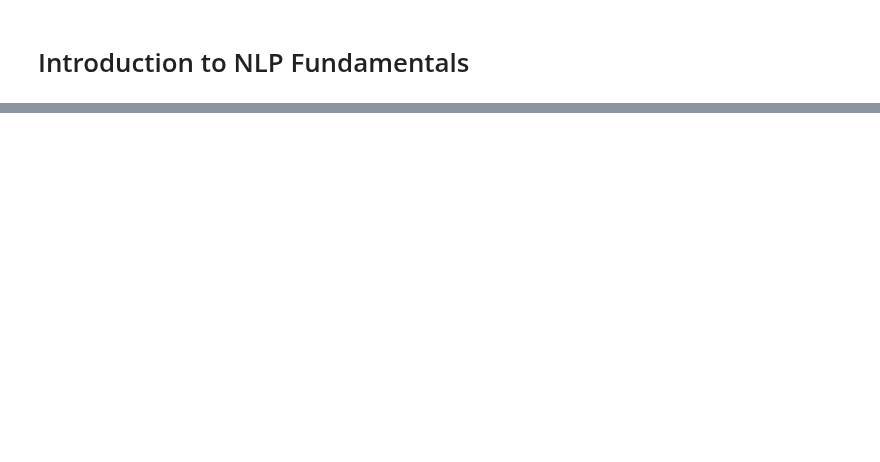
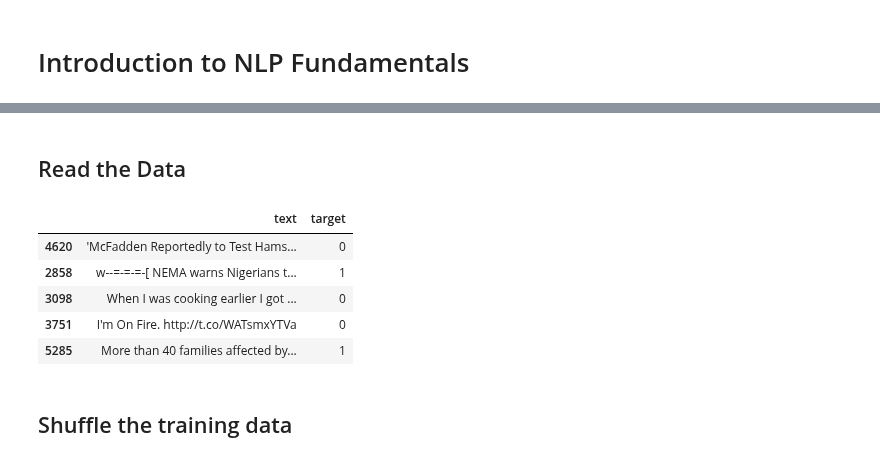
Before and after one commit to umerkang66/ai-ml-dl, a Jupyter notebook: tensorflow-bootcamp/05-nlp-tf/01_intro_to_nlp.ipynb, the cells around one changed output, grey strips where cells are left out. Cells and saved outputs as stored; diff of their text form; code cells hidden in the pictures; blank space fills up the shorter version.

```diff
--- a/tensorflow-bootcamp/05-nlp-tf/01_intro_to_nlp.ipynb
+++ b/tensorflow-bootcamp/05-nlp-tf/01_intro_to_nlp.ipynb
@@ -17,0 +35,22 @@ from helper_functions import unzip_data, plot_loss_curves, compare_historys
+# %% [markdown]
+## Read the Data
+# %%
+import pandas as pd
+from sklearn.model_selection import train_test_split
+
+train_df = pd.read_csv("train.csv")[["text", "target"]]
+
+train_df, val_df = train_test_split(train_df, test_size=0.1, random_state=42)
+
+test_df = pd.read_csv("test.csv")[["text"]]
+# %%
+train_df.head()
+# %% [output]
+|  | text | target |
+| 4620 | 'McFadden Reportedly to Test Hams... | 0 |
+| 2858 | w--=-=-=-[ NEMA warns Nigerians t... | 1 |
+| 3098 | When I was cooking earlier I got ... | 0 |
+| 3751 | I'm On Fire. http://t.co/WATsmxYTVa | 0 |
+| 5285 | More than 40 families affected by... | 1 |
+# %% [markdown]
+## Shuffle the training data
```
Also changed, not shown: parts of 25 cells of this notebook.
